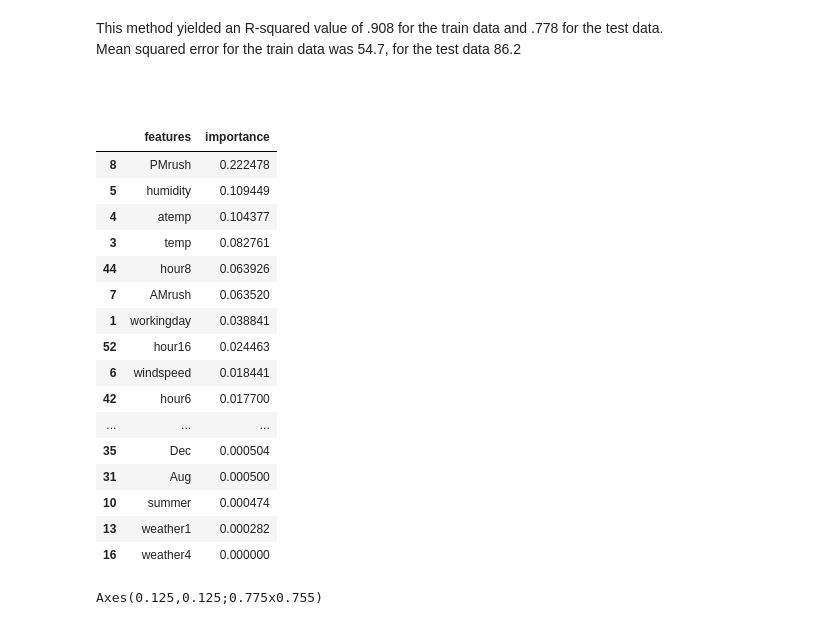
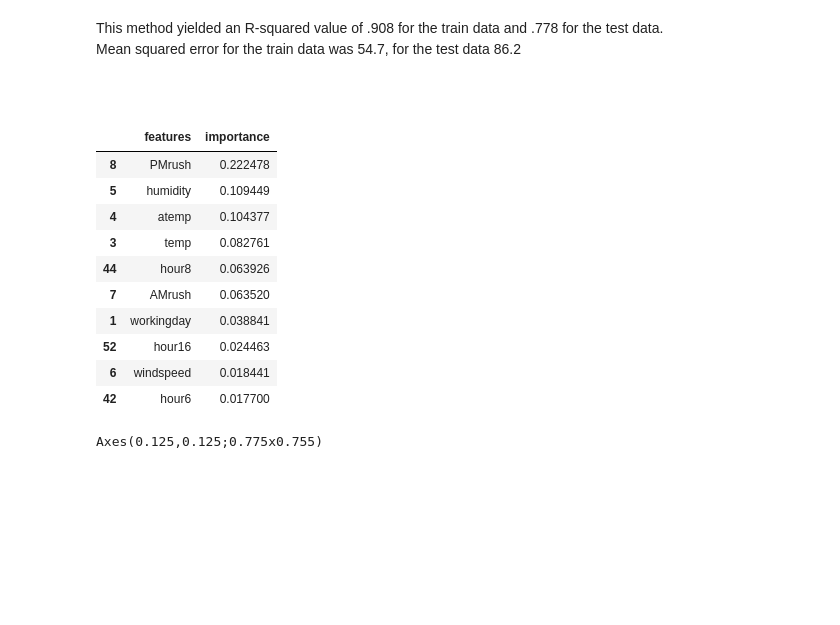
Before and after one commit to kmoore296/bikeshare_notebook, a Jupyter notebook: Bikeshare Data.ipynb, the cells around one changed output. Cells and saved outputs as stored; diff of their text form; code cells hidden in the pictures; blank space fills up the shorter version.

```diff
--- a/Bikeshare Data.ipynb
+++ b/Bikeshare Data.ipynb
@@ -336,25 +330,19 @@ Mean squared error for the train data was 54.7, for the test data 86.2<br><br><b
 # %%
 table = pd.DataFrame(list(zip(trainVars.columns, tree1.feature_importances_)), columns = ['features','importance'])
 table = table.sort_values(by=['importance'], ascending=[False])
-table
+table.head(10)
 # %% [output]
 |  | features | importance |
 | 8 | PMrush | 0.222478 |
 | 5 | humidity | 0.109449 |
 | 4 | atemp | 0.104377 |
 | 3 | temp | 0.082761 |
 | 44 | hour8 | 0.063926 |
 | 7 | AMrush | 0.063520 |
 | 1 | workingday | 0.038841 |
 | 52 | hour16 | 0.024463 |
 | 6 | windspeed | 0.018441 |
 | 42 | hour6 | 0.017700 |
-| ... | ... | ... |
-| 35 | Dec | 0.000504 |
-| 31 | Aug | 0.000500 |
-| 10 | summer | 0.000474 |
-| 13 | weather1 | 0.000282 |
-| 16 | weather4 | 0.000000 |
 # %%
 #plots DT feature importances
 fig = plt.figure()
```
Also changed, not shown: parts of 2 cells of this notebook.
